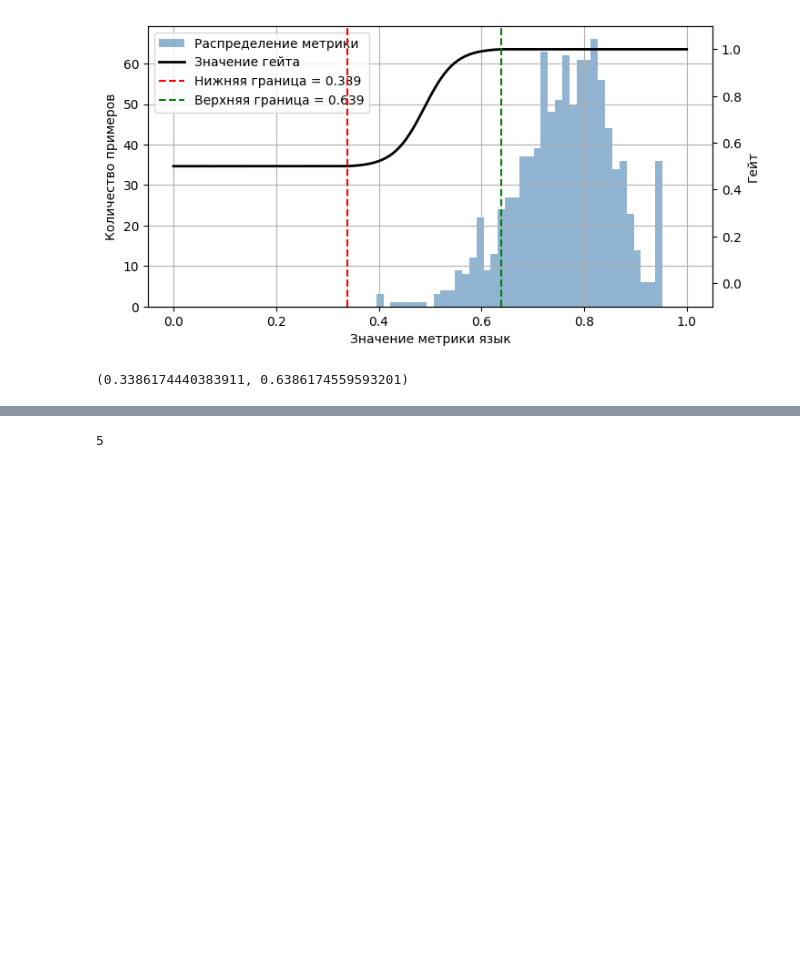
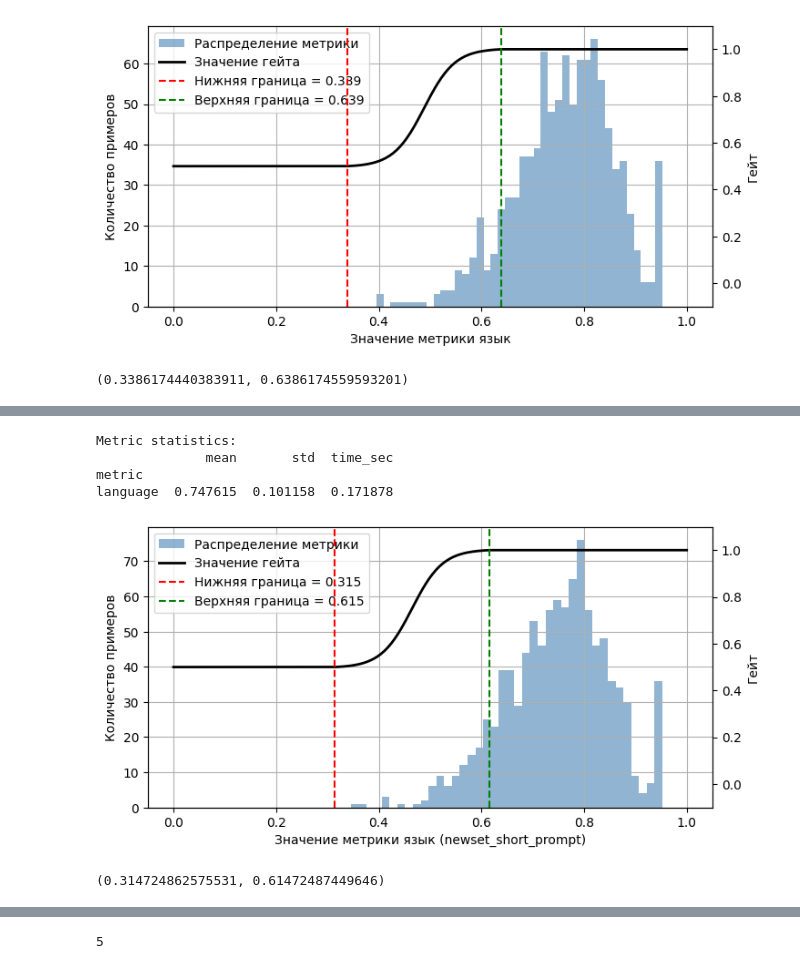
Before and after one commit to MarinaDistler/Prose-to-Poetry-RL, a Jupyter notebook: dataset-creation/check-metrics.ipynb, the cells around one changed output, grey strips where cells are left out. Drawn from its saved outputs; the diff is of its cells as text; code cells hidden in the pictures; blank space fills up the shorter version.

```diff
--- a/dataset-creation/check-metrics.ipynb
+++ b/dataset-creation/check-metrics.ipynb
@@ -333,0 +367,17 @@ plot_metric_with_gate(
+# %%
+model_base = ModelQwen(quantization=True, path='models/sft_newset_short_prompt')
+prompt_type = 'short'
+metric_fns = {
+    "language": language_fn
+}
+stats_df, metrics = eval_metrics(poems, metric_fns)
+plot_metric_with_gate(
+            metrics['language'], 'язык (newset_short_prompt)', q_low=0.3, q_high=0.1, power=10, bins=40
+        )
+# %% [output]
+Metric statistics:
+              mean       std  time_sec
+metric
+language  0.747615  0.101158  0.171878
+[figure, added]
+(0.314724862575531, 0.61472487449646)
```
Also changed, not shown: parts of 4 cells of this notebook, 2 other files.
